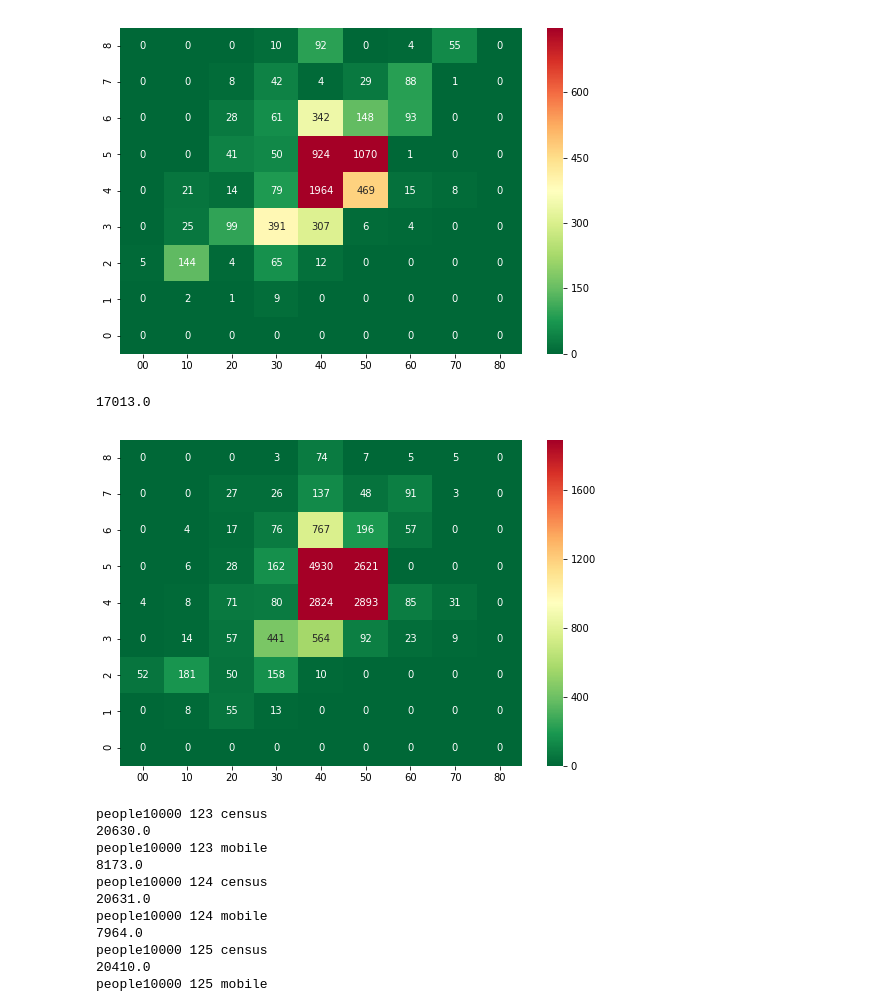
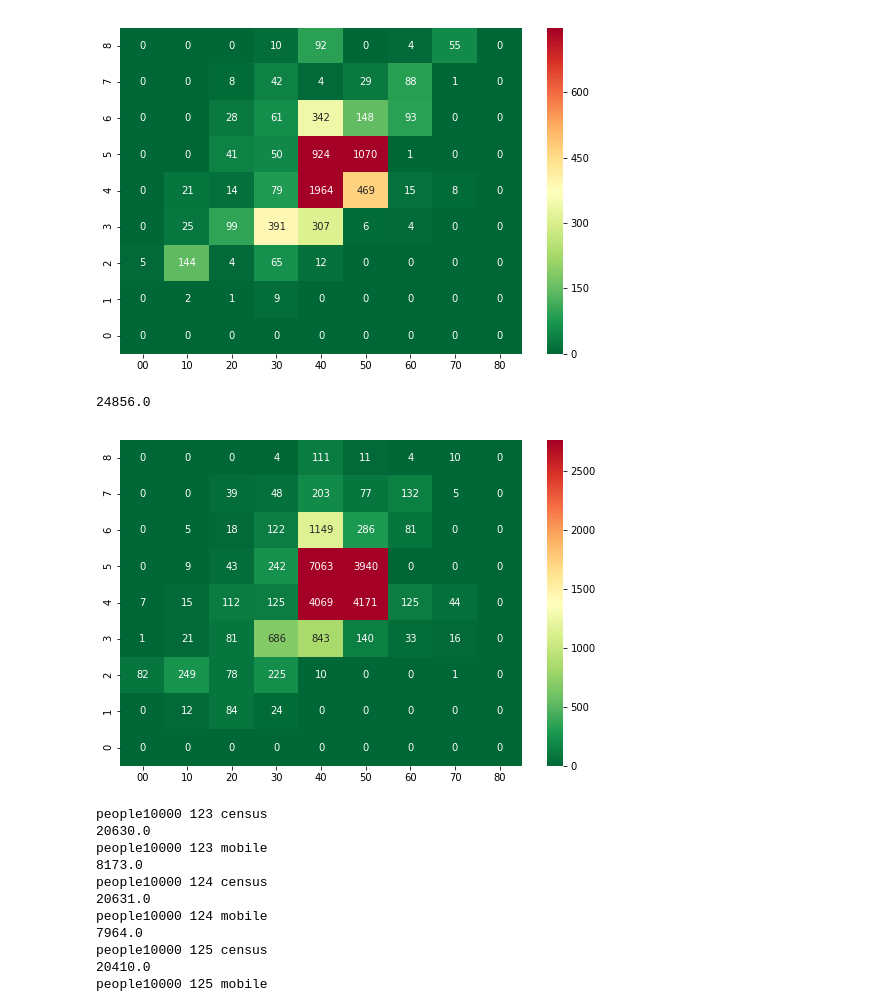
Before and after one commit to KessaPassa/jupyter, a Jupyter notebook: 20190114/convert_area_to_contour_for_2D.ipynb, the cells around one changed output. Saved outputs shown, nothing was run; the diff lists cells and outputs as text; code cells hidden in the pictures.

```diff
--- a/20190114/convert_area_to_contour_for_2D.ipynb
+++ b/20190114/convert_area_to_contour_for_2D.ipynb
@@ -60,10 +60,15 @@ for _dir in dir_list:
                 df = df.sort_index(ascending=False)
                 csv_array[_dir][_seed][_csv][_times] = df
 # %%
-def create_contour(df):
+def create_contour(df, file_name=False):
     plt.figure(figsize=(9,6))
+    if file_name:
+        plt.figure(figsize=(9,6), dpi=600)
+
     sns.heatmap(df, annot=True, fmt='.0f', cmap='RdYlGn_r',
                vmax=df.sum().mean(), vmin=0)
+    if file_name:
+        plt.savefig('{0}.png'.format(file_name))
 # %%
 people = 'people30000'
 seed = '123'
@@ -119,18 +118,21 @@ plt.savefig(people+'seed'+seed+csv+time+'.png')
 21600
 [figure]
 # %%
+people = 'people30000'
+seed = '123'
+csv = 'mobile'
 df_new = csv_array[people][seed][csv]['3600'].copy()
-# df_new = np.zeros((9,9))
 for _times in times_list:
     if _times != '3600':
         df_new += csv_array[people][seed][csv][_times].copy()
 #     print(csv_array[people][seed][csv][_times].sum().sum())
 # df_new -= csv_array[people][seed][csv]['3600'].copy()
 print(df_new.sum().sum())
 create_contour(df_new)
+# create_contour(df_new, '{0}seed{1}_{2}'.format(people, seed, csv))
 # %% [output]
-17013.0
+24856.0
-[figure, old version]
+[figure, new version]
 # %%
 for _dir in dir_list:
     for _seed in seed_list:
```
Also changed, not shown: parts of 21 cells of this notebook, 23 other files.
